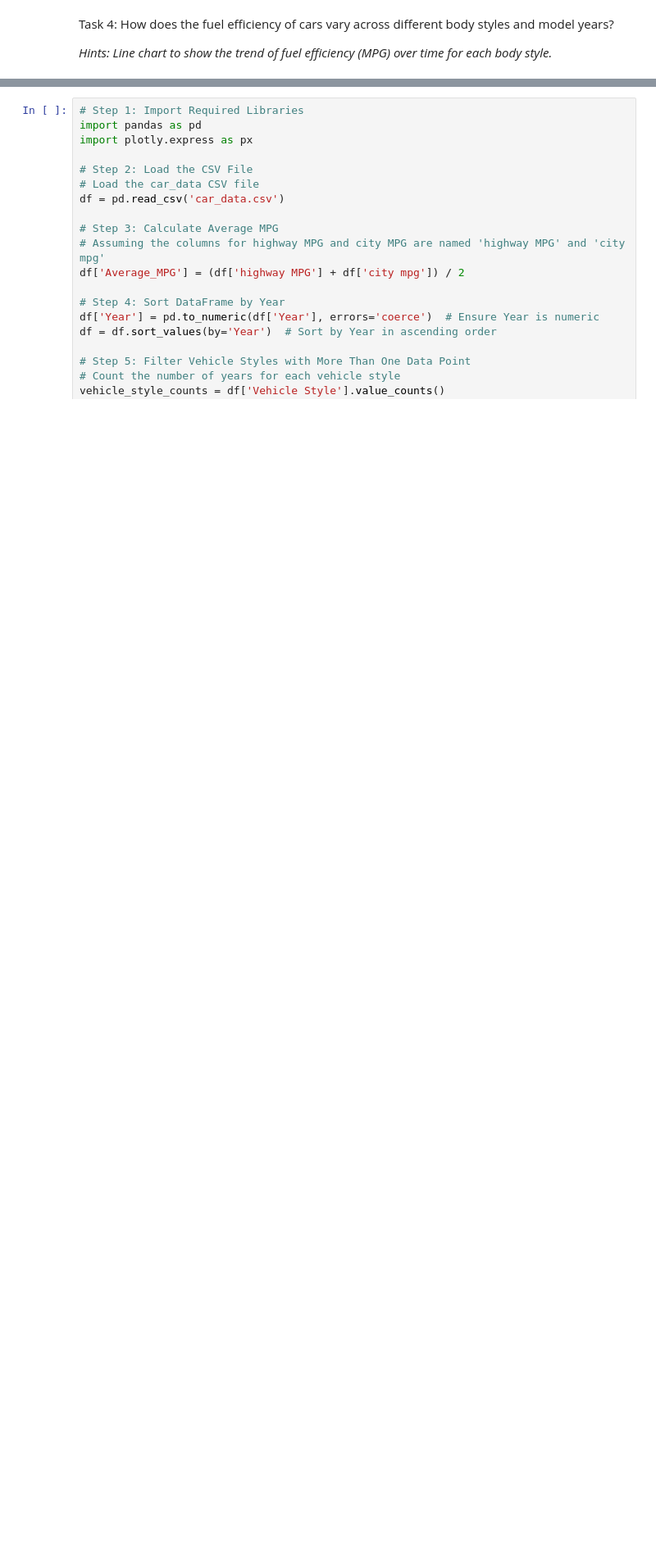
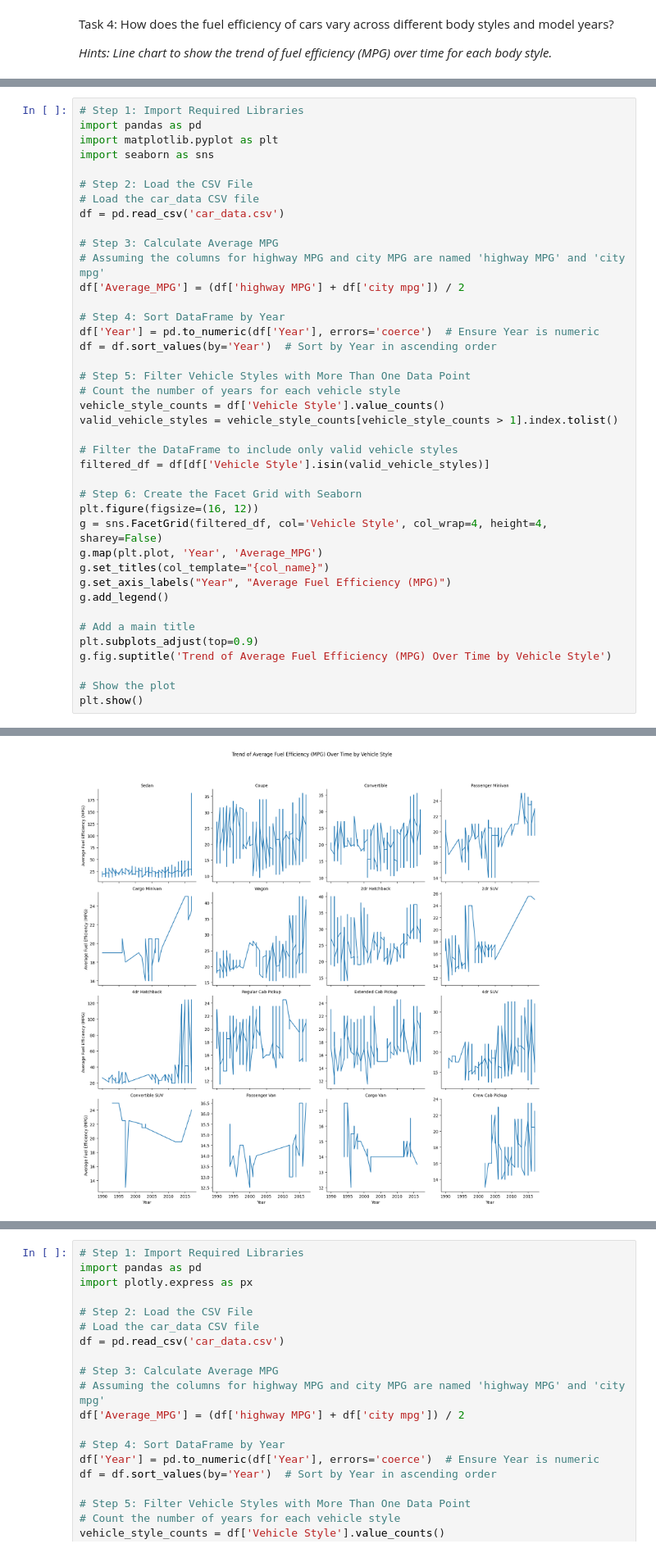
Before and after one commit to Jagandeep-Singh/Car-Reports, a Jupyter notebook: Analysis.ipynb, the cells around one changed output, grey strips where cells are left out. Shown at 82% size. Saved outputs shown, nothing was run; the diff lists cells and outputs as text; blank space fills up the shorter version.

```diff
--- a/Analysis.ipynb
+++ b/Analysis.ipynb
@@ -277,0 +286,41 @@ _Hints: Line chart to show the trend of fuel efficiency (MPG) over time for each
+# %%
+# Step 1: Import Required Libraries
+import pandas as pd
+import matplotlib.pyplot as plt
+import seaborn as sns
+
+# Step 2: Load the CSV File
+# Load the car_data CSV file
+df = pd.read_csv('car_data.csv')
+
+# Step 3: Calculate Average MPG
+# Assuming the columns for highway MPG and city MPG are named 'highway MPG' and 'city mpg'
+df['Average_MPG'] = (df['highway MPG'] + df['city mpg']) / 2
+
+# Step 4: Sort DataFrame by Year
+df['Year'] = pd.to_numeric(df['Year'], errors='coerce')  # Ensure Year is numeric
+df = df.sort_values(by='Year')  # Sort by Year in ascending order
+
+# Step 5: Filter Vehicle Styles with More Than One Data Point
+# Count the number of years for each vehicle style
+vehicle_style_counts = df['Vehicle Style'].value_counts()
+valid_vehicle_styles = vehicle_style_counts[vehicle_style_counts > 1].index.tolist()
+
+# Filter the DataFrame to include only valid vehicle styles
+filtered_df = df[df['Vehicle Style'].isin(valid_vehicle_styles)]
+
+# Step 6: Create the Facet Grid with Seaborn
+plt.figure(figsize=(16, 12))
+g = sns.FacetGrid(filtered_df, col='Vehicle Style', col_wrap=4, height=4, sharey=False)
+g.map(plt.plot, 'Year', 'Average_MPG')
+g.set_titles(col_template="{col_name}")
+g.set_axis_labels("Year", "Average Fuel Efficiency (MPG)")
+g.add_legend()
+
+# Add a main title
+plt.subplots_adjust(top=0.9)
+g.fig.suptitle('Trend of Average Fuel Efficiency (MPG) Over Time by Vehicle Style')
+
+# Show the plot
+plt.show()
+# %% [output]
@@ -277,0 +328 @@ _Hints: Line chart to show the trend of fuel efficiency (MPG) over time for each
+[figure, added]
```
Also changed, not shown: parts of 9 cells of this notebook.
